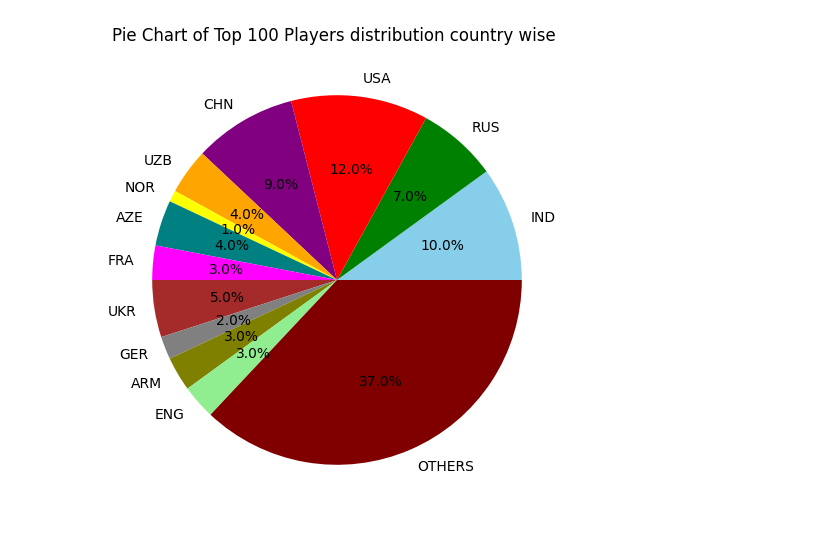
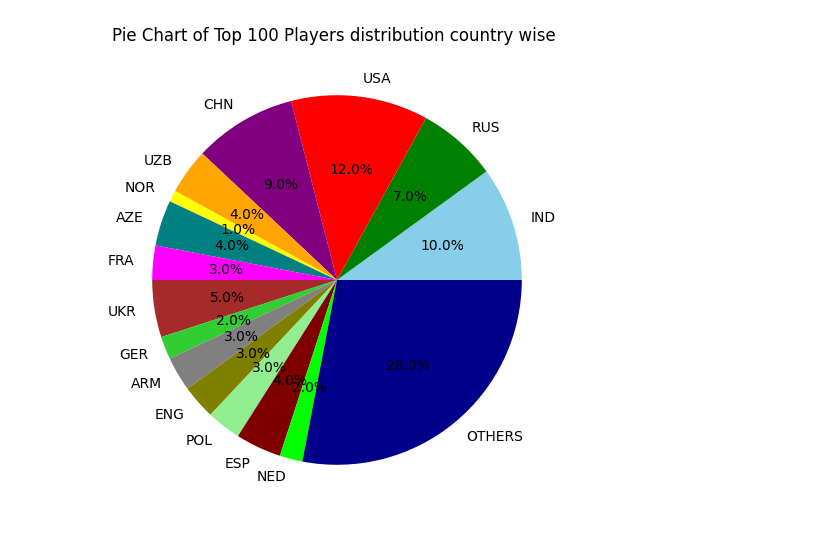
Before and after one commit to SathishAdithiyaaSV/Chess-Data-Analysis, a Jupyter notebook: Top100Open.ipynb, the cells around one changed output. Cells and saved outputs as stored; diff of their text form; code cells hidden in the pictures.

```diff
--- a/Top100Open.ipynb
+++ b/Top100Open.ipynb
@@ -26,26 +28,26 @@ driver.quit()
 # %%
 import pandas as pd
 import matplotlib.pyplot as plt
 
 df = pd.read_csv("sample.csv", header=None, names=["Name", "Country", "Ratings", "+-", "Birth year", "Avg rt"])
 
 # Prepare data for the pie chart
 value_counts = df["Country"].value_counts()
-pie_data = [value_counts['IND'], value_counts['RUS'], value_counts['USA'], value_counts['CHN'],value_counts['UZB'],value_counts['NOR'],value_counts['AZE'],value_counts['FRA'],value_counts['UKR'],value_counts['GER'],value_counts['ARM'],value_counts['ENG'],value_counts.sum()-value_counts['IND']- value_counts['RUS']- value_counts['USA']- value_counts['CHN']-value_counts['UZB']-value_counts['ENG']-value_counts['ARM']-value_counts['NOR']-value_counts['AZE']-value_counts['FRA']-value_counts['UKR']-value_counts['GER']]
+pie_data = [value_counts['IND'], value_counts['RUS'], value_counts['USA'], value_counts['CHN'],value_counts['UZB'],value_counts['NOR'],value_counts['AZE'],value_counts['FRA'],value_counts['UKR'],value_counts['GER'],value_counts['ARM'],value_counts['ENG'],value_counts['POL'],value_counts['ESP'],value_counts['NED'],value_counts.sum()-value_counts['IND']- value_counts['RUS']- value_counts['USA']- value_counts['CHN']-value_counts['UZB']-value_counts['ENG']-value_counts['ARM']-value_counts['NOR']-value_counts['AZE']-value_counts['FRA']-value_counts['UKR']-value_counts['GER']-value_counts['POL']-value_counts['ESP']-value_counts['NED']]
 
-pie_labels = ['IND', 'RUS', 'USA', 'CHN','UZB','NOR','AZE','FRA','UKR','GER','ARM','ENG', 'OTHERS']
+pie_labels = ['IND', 'RUS', 'USA', 'CHN','UZB','NOR','AZE','FRA','UKR','GER','ARM','ENG','POL','ESP','NED', 'OTHERS']
 
 colors = ['skyblue', 'green', 'red', 'purple', 'orange', 'yellow',
-          'teal', 'fuchsia', 'brown', 'gray', 'olive', 'lightgreen',
-          'maroon', 'lime']
+          'teal', 'fuchsia', 'brown', 'limegreen',  'gray', 'olive', 'lightgreen',
+          'maroon', 'lime','darkblue', 'darkcyan']
 
 # Create a pie chart using Matplotlib
 plt.figure(figsize=(6, 6))  # Set the figure size
 plt.pie(pie_data, labels=pie_labels, autopct="%1.1f%%", colors=colors)  # Plot the pie chart
 plt.title("Pie Chart of Top 100 Players distribution country wise ")
 plt.show()
 # %% [output]
-[figure, old version]
+[figure, new version]
 # %%
 
 #for india top 100
```
Also changed, not shown: parts of 21 cells of this notebook.
